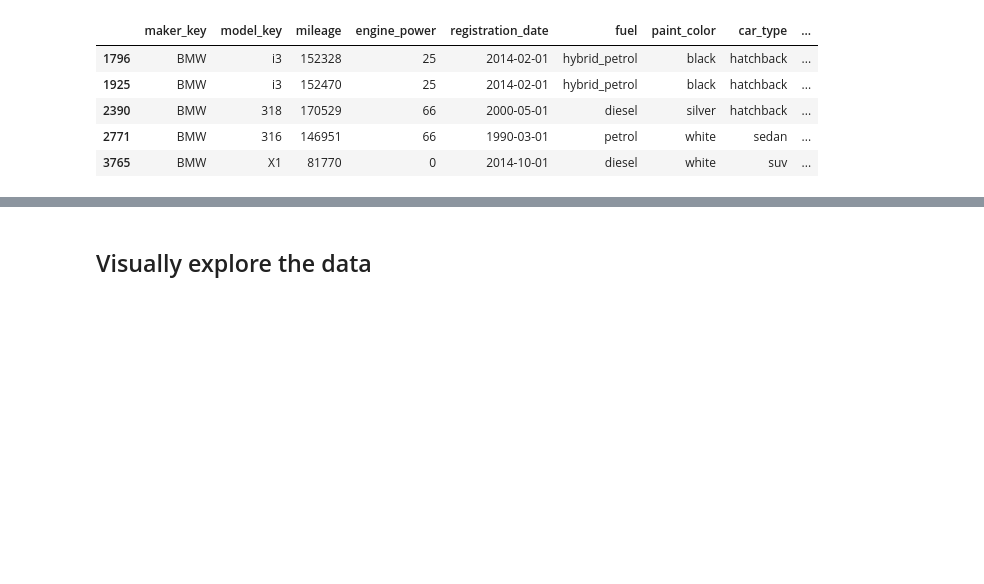
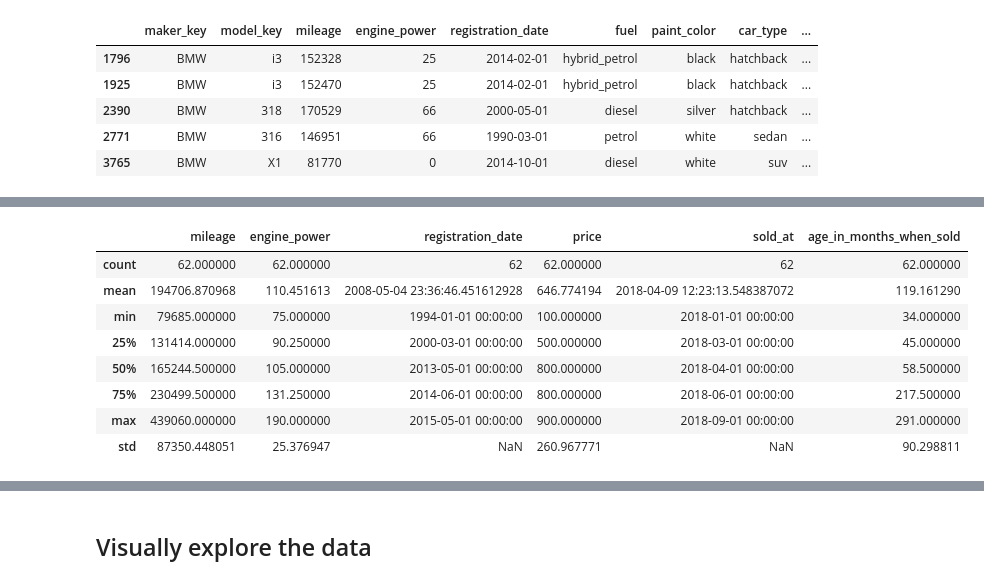
Before and after one commit to camontanezp/cars-price, a Jupyter notebook: notebooks/01_explore_and_validate_data.ipynb, the cells around one changed output, grey strips where cells are left out. Drawn from its saved outputs; the diff is of its cells as text; code cells hidden in the pictures; blank space fills up the shorter version.

```diff
--- a/notebooks/01_explore_and_validate_data.ipynb
+++ b/notebooks/01_explore_and_validate_data.ipynb
@@ -257,3 +321,6 @@ data[data['model_key'] == 'i3']
 | 2317 | BMW | i3 | 78740 | 75 | 2014-04-01 | electro | grey | hatchback | ... |
 | 2363 | BMW | i3 | 46359 | 125 | 2014-01-01 | electro | white | hatchback | ... |
 | 3690 | BMW | i3 | 6572 | 75 | 2015-11-01 | hybrid_petrol | black | subcompact | ... |
+# %%
+# Remove low power 316 and 318 observations
+data = data.drop(index=[2390, 2771])
@@ -259,0 +335,14 @@ data[data['model_key'] == 'i3']
+# %%
+unusually_cheap_cars = data[(data['price'] < 1000)]
+# %%
+unusually_cheap_cars.describe()
+# %% [output]
+|  | mileage | engine_power | registration_date | price | sold_at | age_in_months_when_sold |
+| count | 62.000000 | 62.000000 | 62 | 62.000000 | 62 | 62.000000 |
+| mean | 194706.870968 | 110.451613 | 2008-05-04 23:36:46.451612928 | 646.774194 | 2018-04-09 12:23:13.548387072 | 119.161290 |
+| min | 79685.000000 | 75.000000 | 1994-01-01 00:00:00 | 100.000000 | 2018-01-01 00:00:00 | 34.000000 |
+| 25% | 131414.000000 | 90.250000 | 2000-03-01 00:00:00 | 500.000000 | 2018-03-01 00:00:00 | 45.000000 |
+| 50% | 165244.500000 | 105.000000 | 2013-05-01 00:00:00 | 800.000000 | 2018-04-01 00:00:00 | 58.500000 |
+| 75% | 230499.500000 | 131.250000 | 2014-06-01 00:00:00 | 800.000000 | 2018-06-01 00:00:00 | 217.500000 |
+| max | 439060.000000 | 190.000000 | 2015-05-01 00:00:00 | 900.000000 | 2018-09-01 00:00:00 | 291.000000 |
+| std | 87350.448051 | 25.376947 | NaN | 260.967771 | NaN | 90.298811 |
```
Also changed, not shown: parts of 53 cells of this notebook.
